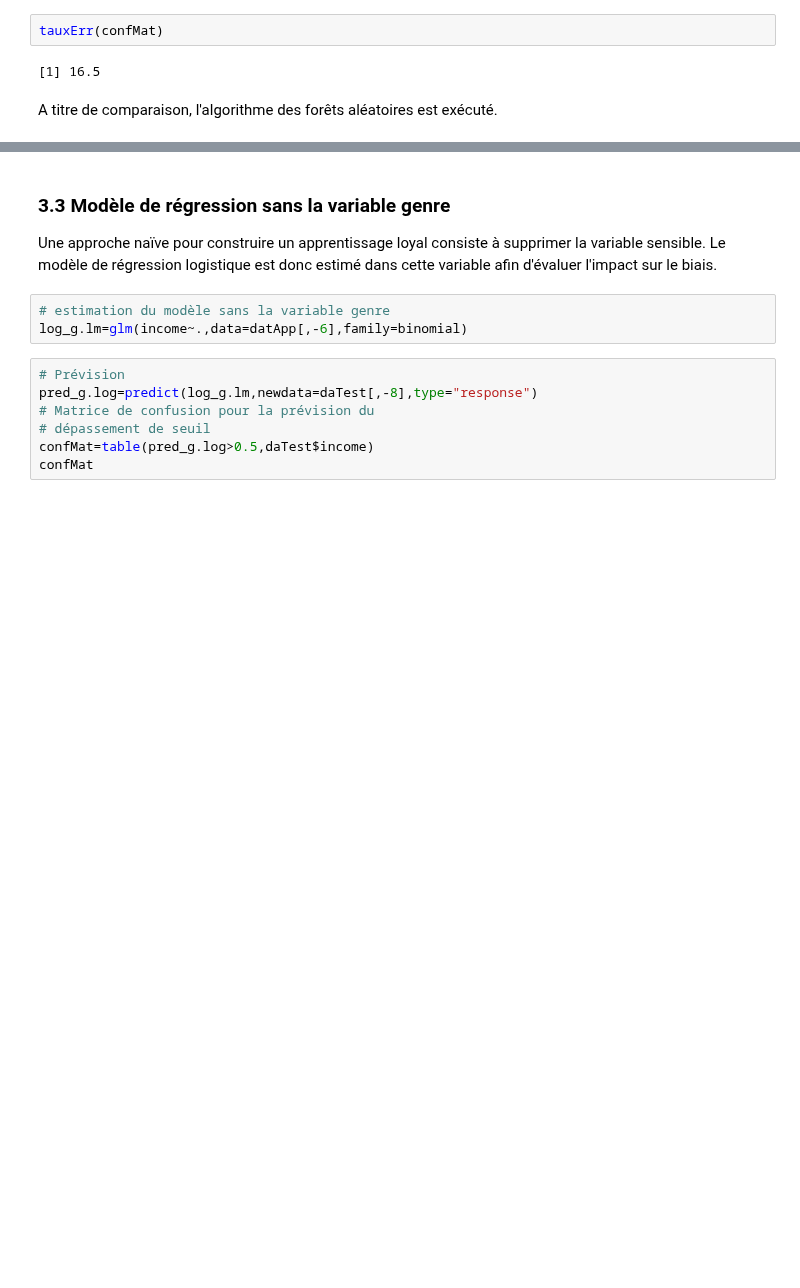
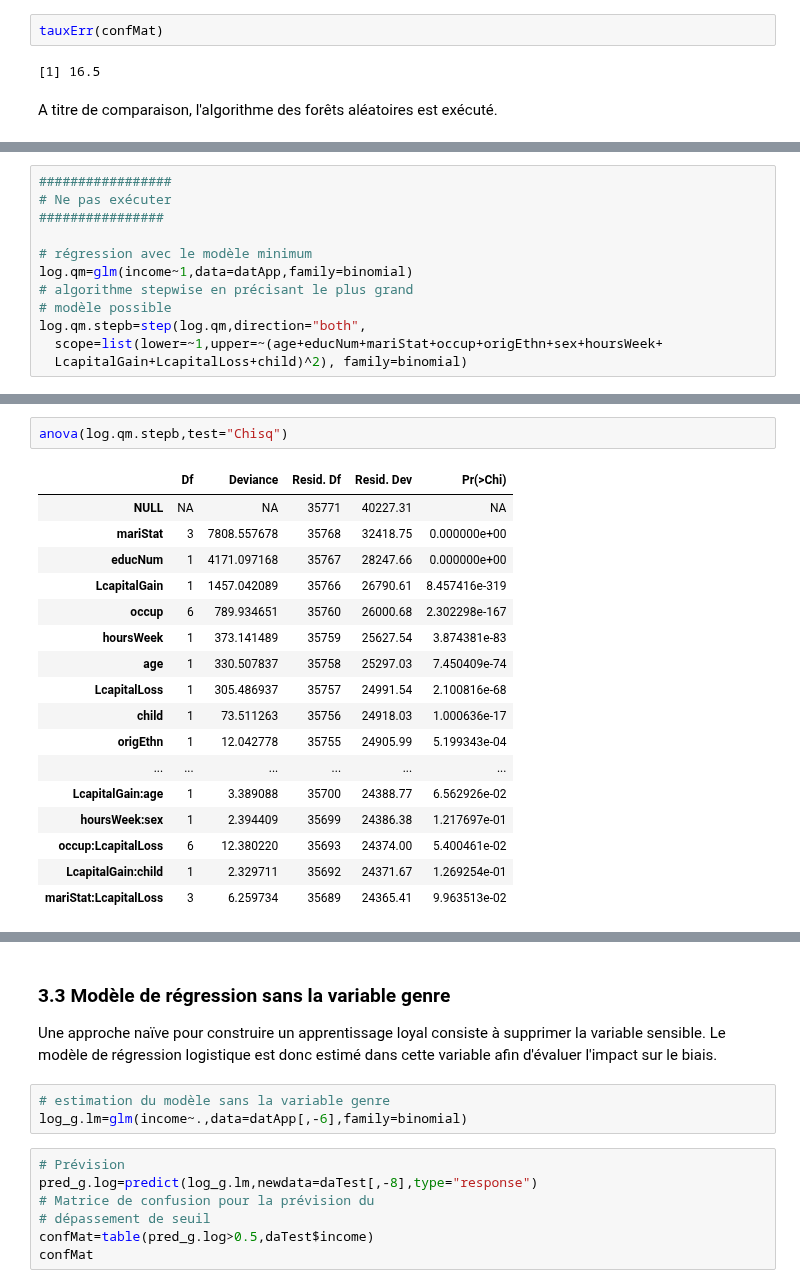
Before and after one commit to wikistat/Fair-ML-4-Ethical-AI, a Jupyter notebook: AdultCensus/AdultCensus-R-biasDetection.ipynb, the cells around one changed output, grey strips where cells are left out. Saved outputs shown, nothing was run; the diff lists cells and outputs as text; blank space fills up the shorter version.

```diff
--- a/AdultCensus/AdultCensus-R-biasDetection.ipynb
+++ b/AdultCensus/AdultCensus-R-biasDetection.ipynb
@@ -355,0 +360,12 @@ pred.rf incB incH
+# %%
+#################
+# Ne pas exécuter
+################
+
+# régression avec le modèle minimum
+log.qm=glm(income~1,data=datApp,family=binomial)
+# algorithme stepwise en précisant le plus grand
+# modèle possible
+log.qm.stepb=step(log.qm,direction="both",
+  scope=list(lower=~1,upper=~(age+educNum+mariStat+occup+origEthn+sex+hoursWeek+
+  LcapitalGain+LcapitalLoss+child)^2), family=binomial)
@@ -355,0 +390,20 @@ pred.rf incB incH
+# %%
+anova(log.qm.stepb,test="Chisq")
+# %% [output]
+|  | Df | Deviance | Resid. Df | Resid. Dev | Pr(>Chi) |
+| NULL | NA | NA | 35771 | 40227.31 | NA |
+| mariStat | 3 | 7808.557678 | 35768 | 32418.75 | 0.000000e+00 |
+| educNum | 1 | 4171.097168 | 35767 | 28247.66 | 0.000000e+00 |
+| LcapitalGain | 1 | 1457.042089 | 35766 | 26790.61 | 8.457416e-319 |
+| occup | 6 | 789.934651 | 35760 | 26000.68 | 2.302298e-167 |
+| hoursWeek | 1 | 373.141489 | 35759 | 25627.54 | 3.874381e-83 |
+| age | 1 | 330.507837 | 35758 | 25297.03 | 7.450409e-74 |
+| LcapitalLoss | 1 | 305.486937 | 35757 | 24991.54 | 2.100816e-68 |
+| child | 1 | 73.511263 | 35756 | 24918.03 | 1.000636e-17 |
+| origEthn | 1 | 12.042778 | 35755 | 24905.99 | 5.199343e-04 |
+| ... | ... | ... | ... | ... | ... |
+| LcapitalGain:age | 1 | 3.389088 | 35700 | 24388.77 | 6.562926e-02 |
+| hoursWeek:sex | 1 | 2.394409 | 35699 | 24386.38 | 1.217697e-01 |
+| occup:LcapitalLoss | 6 | 12.380220 | 35693 | 24374.00 | 5.400461e-02 |
+| LcapitalGain:child | 1 | 2.329711 | 35692 | 24371.67 | 1.269254e-01 |
+| mariStat:LcapitalLoss | 3 | 6.259734 | 35689 | 24365.41 | 9.963513e-02 |
```
Also changed, not shown: parts of 14 cells of this notebook, 3 other files.
